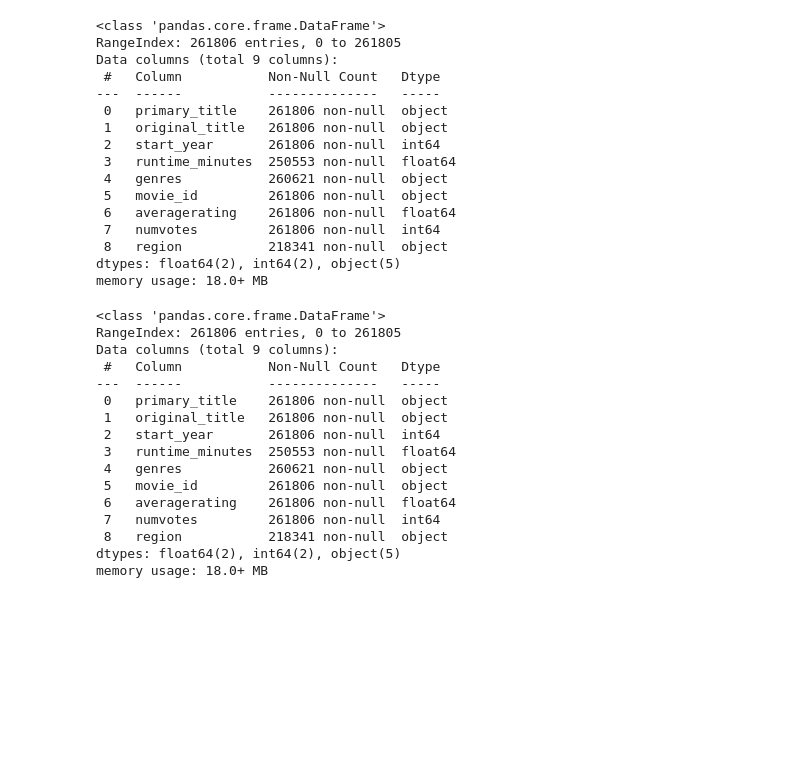
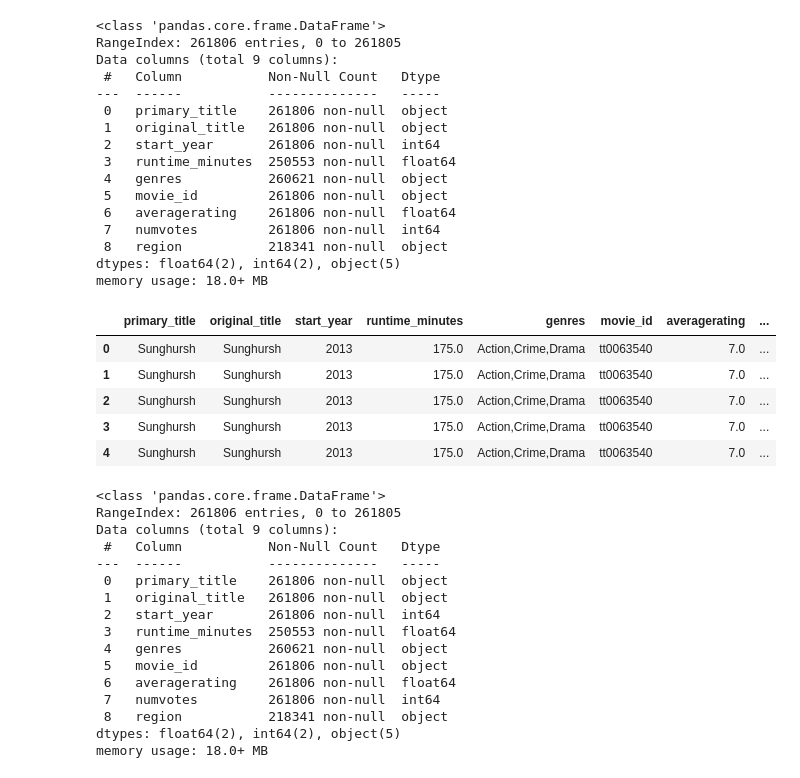
Before and after one commit to vkigen/dsc-phase-2-project-group6, a Jupyter notebook: student.ipynb, the cells around one changed output. Saved outputs shown, nothing was run; the diff lists cells and outputs as text; code cells hidden in the pictures; blank space fills up the shorter version.

```diff
--- a/student.ipynb
+++ b/student.ipynb
@@ -489,6 +514,15 @@ Data columns (total 9 columns):
  8   region           218341 non-null  object
 dtypes: float64(2), int64(2), object(5)
 memory usage: 18.0+ MB
+# %%
+data_df.head()
+# %% [output]
+|  | primary_title | original_title | start_year | runtime_minutes | genres | movie_id | averagerating | ... |
+| 0 | Sunghursh | Sunghursh | 2013 | 175.0 | Action,Crime,Drama | tt0063540 | 7.0 | ... |
+| 1 | Sunghursh | Sunghursh | 2013 | 175.0 | Action,Crime,Drama | tt0063540 | 7.0 | ... |
+| 2 | Sunghursh | Sunghursh | 2013 | 175.0 | Action,Crime,Drama | tt0063540 | 7.0 | ... |
+| 3 | Sunghursh | Sunghursh | 2013 | 175.0 | Action,Crime,Drama | tt0063540 | 7.0 | ... |
+| 4 | Sunghursh | Sunghursh | 2013 | 175.0 | Action,Crime,Drama | tt0063540 | 7.0 | ... |
 # %%
 # creating backup
 df = data_df
```
Also changed, not shown: parts of 42 cells of this notebook.
